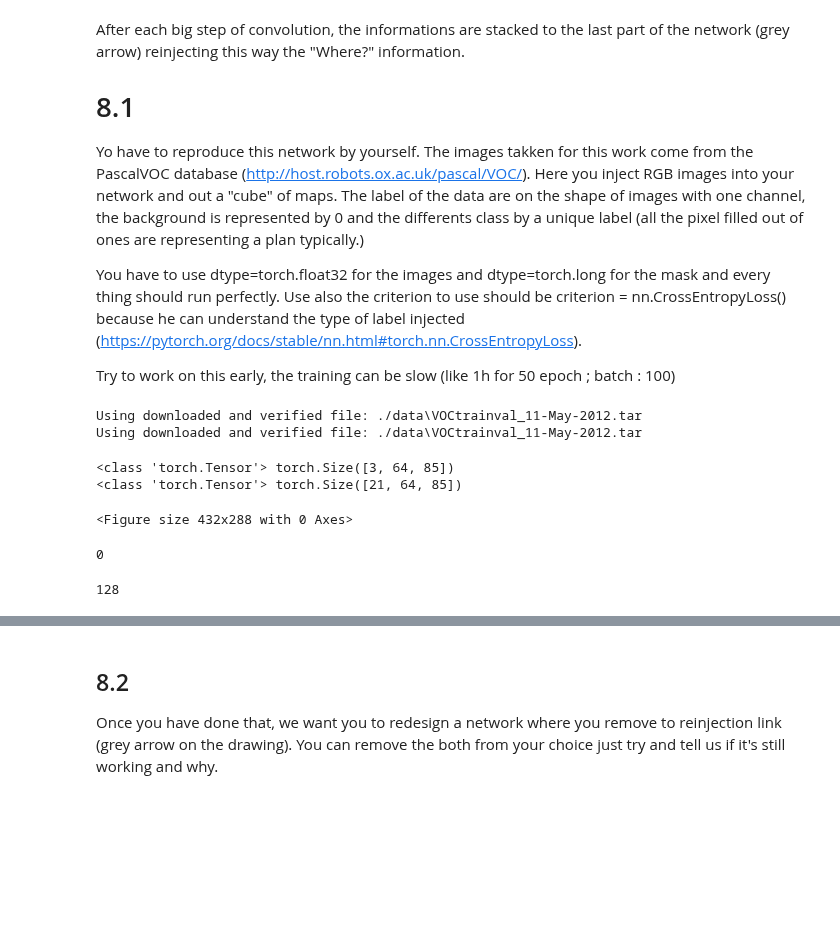
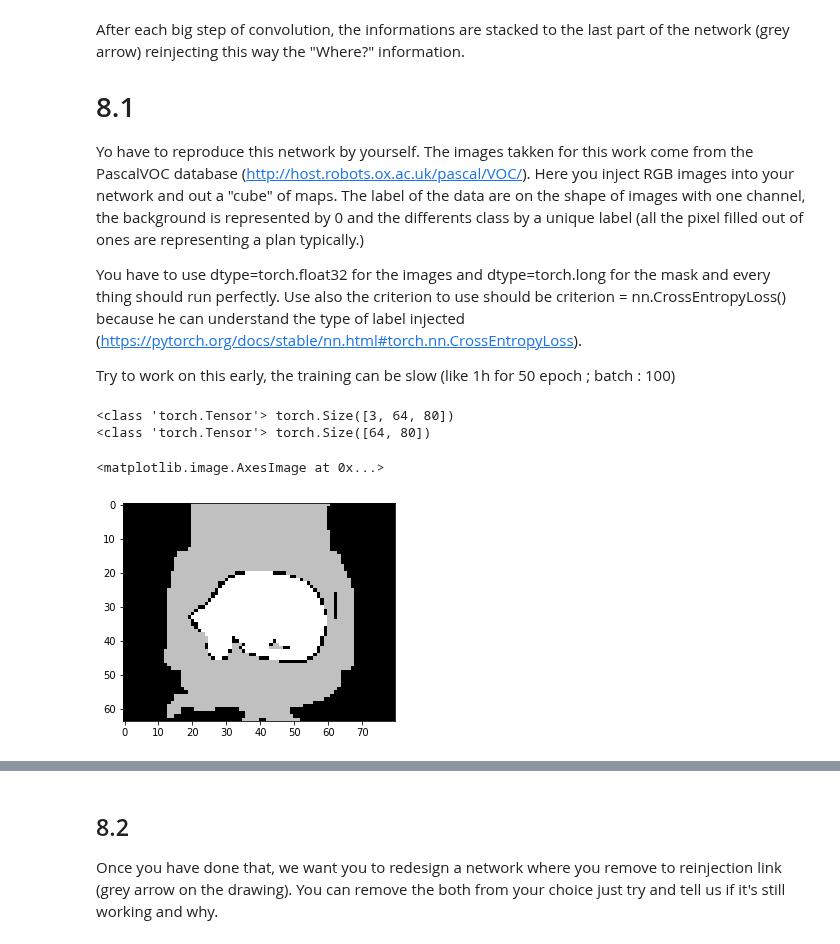
Before and after one commit to AbdBarho/CV19-20, a Jupyter notebook: 10_PyTorch_UNet.ipynb, the cells around one changed output, grey strips where cells are left out. Drawn from its saved outputs; the diff is of its cells as text; code cells hidden in the pictures; blank space fills up the shorter version.

```diff
--- a/10_PyTorch_UNet.ipynb
+++ b/10_PyTorch_UNet.ipynb
@@ -53,73 +53,55 @@ class VOCSegLoader(torchvision.datasets.VOCSegmentation):
         img = Image.open(self.images[index]).convert('RGB')
         target = Image.open(self.masks[index])
 
+        target = np.array(target)
+        target[target == 255] = 0
+        target = Image.fromarray(target)
+
         if self.transforms is not None:
             img, target = self.transforms(img, target)
 
-        target = np.array(target)
-        target[target == 255] = 0
-        labels = np.zeros((21, *target.shape))
-        for i in range(21):
-            labels[i] = (target == i) & 1
-
-        labels = torch.as_tensor(np.asarray(labels, dtype=np.uint8), dtype=torch.uint8)
-        return img, labels
+        target = torch.as_tensor(np.asarray(target, dtype=np.uint8), dtype=torch.long)
+        return img, target
 # %%
-n_epochs = 3
 batch_size_train = 100
 batch_size_val = 100
-learning_rate = 0.001
-momentum = 0.9
-log_interval = 10
-image_size = (64, 85)
-
+image_size = (64, 80)
 
 transform_data = torchvision.transforms.Compose([torchvision.transforms.Resize(image_size),
                                                  torchvision.transforms.ToTensor()])
 transform_label = torchvision.transforms.Compose([torchvision.transforms.Resize(image_size, interpolation=0)])
 
 
-train_dataset = VOCSegLoader('./data', year='2012', image_set='train', download=True,
+train_dataset = VOCSegLoader('./data', year='2012', image_set='train', download=False,
                                          transform=transform_data, target_transform=transform_label)
-val_dataset = VOCSegLoader('./data', year='2012', image_set='val', download=True,
+val_dataset = VOCSegLoader('./data', year='2012', image_set='val', download=False,
                                          transform=transform_data , target_transform=transform_label)
 
 
 train_loader = torch.utils.data.DataLoader(train_dataset, batch_size = batch_size_train)
 val_loader = torch.utils.data.DataLoader(val_dataset, batch_size = batch_size_val)
-# %% [output]
-Using downloaded and verified file: ./data\VOCtrainval_11-May-2012.tar
-Using downloaded and verified file: ./data\VOCtrainval_11-May-2012.tar
 # %%
-image, target = train_dataset[0]
+#
+image, target = train_dataset[2]
 print(type(image), image.size())
 print(type(target), target.size())
 
-plt.figure()
-# plt.imshow(np.asarray(image))
-plt.show()
 
-def imshow(inp, title=None):
+def imshow(inp, cmap=None):
     inp = inp.numpy().transpose((1, 2, 0))
     plt.figure(figsize=(20, 20))
     plt.axis('off')
-    plt.imshow(inp)
-    if title is not None:
-        plt.title(title)
+    plt.imshow(inp, cmap=cmap)
 
 def show_databatch(inputs):
     out = torchvision.utils.make_grid(inputs)
     imshow(out)
+
+
+plt.imshow(target.numpy(), cmap='gray')
 # %% [output]
-<class 'torch.Tensor'> torch.Size([3, 64, 85])
-<class 'torch.Tensor'> torch.Size([21, 64, 85])
+<class 'torch.Tensor'> torch.Size([3, 64, 80])
+<class 'torch.Tensor'> torch.Size([64, 80])
-<Figure size 432x288 with 0 Axes>
+<matplotlib.image.AxesImage at 0x...>
+[figure, added]
-# %%
-target.numpy()[8].sum()b
-# %% [output]
-0
-# %%
-sys.getsizeof(target.numpy())
-# %% [output]
-128
 # %%
```
Also changed, not shown: parts of 5 cells of this notebook, 1 other file.
